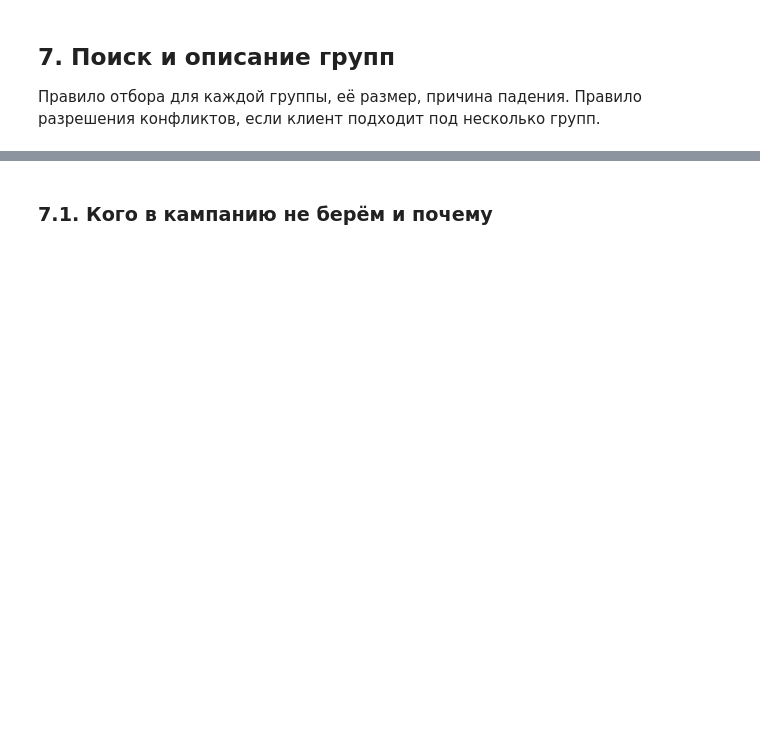
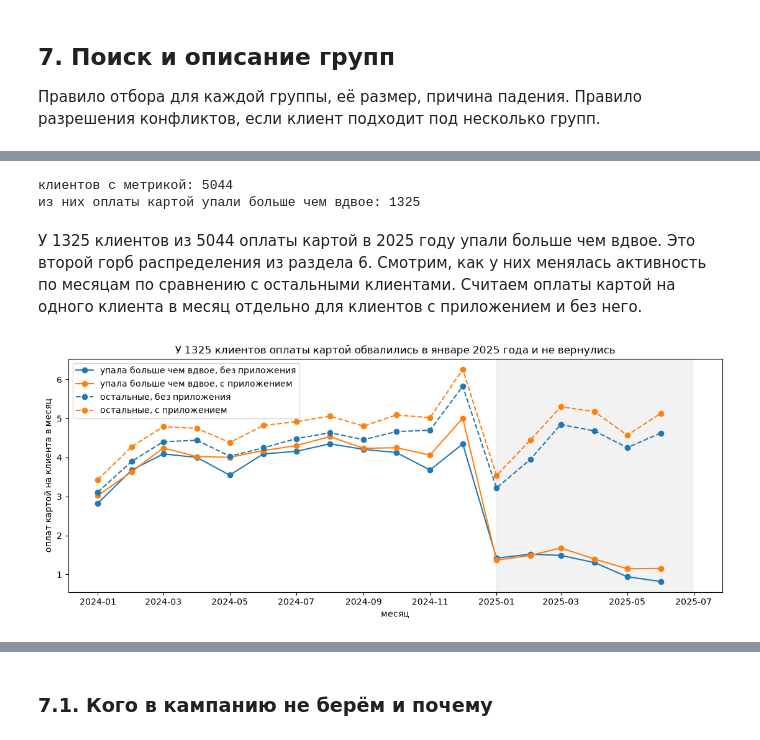
Before and after one commit to sangnchr-s/Gonchar_Alexander_Lab1, a Jupyter notebook: 01_analysis.ipynb, the cells around one changed output, grey strips where cells are left out. Drawn from its saved outputs; the diff is of its cells as text; code cells hidden in the pictures; blank space fills up the shorter version.

```diff
--- a/01_analysis.ipynb
+++ b/01_analysis.ipynb
@@ -1726,0 +1726,44 @@ robust.round(2)
+# %%
+cafe = pay["category"] == "Кафе и рестораны"
+cafe_counts = (pay[cafe].groupby(["client_id", "period"]).size().unstack(fill_value=0)
+               .reindex(metric.index, fill_value=0))
+other_counts = (pay[~cafe].groupby(["client_id", "period"]).size().unstack(fill_value=0)
+                .reindex(metric.index, fill_value=0))
+last_months = (pay[pay["month"] >= pd.Period("2025-04")].groupby("client_id").size()
+               .reindex(metric.index, fill_value=0))
+
+profile = metric.join(clients.set_index("client_id")[["segment", "has_mobile_app", "age_group",
+                                                      "marketing_opt_in", "conflict"]])
+profile["апрель–июнь, оп./мес."] = last_months / 3
+profile["кафе база, оп./мес."] = cafe_counts["base"] / profile["месяцев в базе"]
+profile["кафе, изменение %"] = (cafe_counts["eval"] / 6 / profile["кафе база, оп./мес."] - 1) * 100
+profile["без кафе, изменение %"] = (other_counts["eval"] / 6 / (other_counts["base"] / profile["месяцев в базе"]) - 1) * 100
+profile["упала больше чем вдвое"] = profile["изменение, %"] < -50
+print("клиентов с метрикой:", len(profile))
+print("из них оплаты картой упали больше чем вдвое:", profile["упала больше чем вдвое"].sum())
+# %% [output]
+клиентов с метрикой: 5044
+из них оплаты картой упали больше чем вдвое: 1325
+# %% [markdown]
+У 1325 клиентов из 5044 оплаты картой в 2025 году упали больше чем вдвое. Это второй горб распределения из раздела 6. Смотрим, как у них менялась активность по месяцам по сравнению с остальными клиентами. Считаем оплаты картой на одного клиента в месяц отдельно для клиентов с приложением и без него.
+# %%
+pay_m = pay[pay["client_id"].isin(profile.index)].merge(profile[["упала больше чем вдвое"]],
+                                                        left_on="client_id", right_index=True)
+traj = pay_m.groupby(["month", "упала больше чем вдвое", "has_mobile_app"]).size().unstack([1, 2])
+traj = traj / profile.groupby(["упала больше чем вдвое", "has_mobile_app"]).size()
+
+labels = {(True, False): "упала больше чем вдвое, без приложения", (True, True): "упала больше чем вдвое, с приложением",
+          (False, False): "остальные, без приложения", (False, True): "остальные, с приложением"}
+colors = {False: "tab:blue", True: "tab:orange"}
+fig, ax = plt.subplots(figsize=(11, 4.5), layout="constrained")
+for col, label in labels.items():
+    ax.plot(traj.index.to_timestamp(), traj[col], marker="o", label=label, color=colors[col[1]],
+            linestyle="-" if col[0] else "--")
+ax.axvspan(pd.Timestamp("2025-01-01"), pd.Timestamp("2025-06-30"), color="grey", alpha=0.1)
+ax.set_xlabel("месяц")
+ax.set_ylabel("оплат картой на клиента в месяц")
+ax.set_title(f"У {profile['упала больше чем вдвое'].sum()} клиентов оплаты картой обвалились в январе 2025 года и не вернулись")
+ax.legend()
+plt.show()
+# %% [output]
+[figure, added]
```
Also changed, not shown: parts of 20 cells of this notebook.
